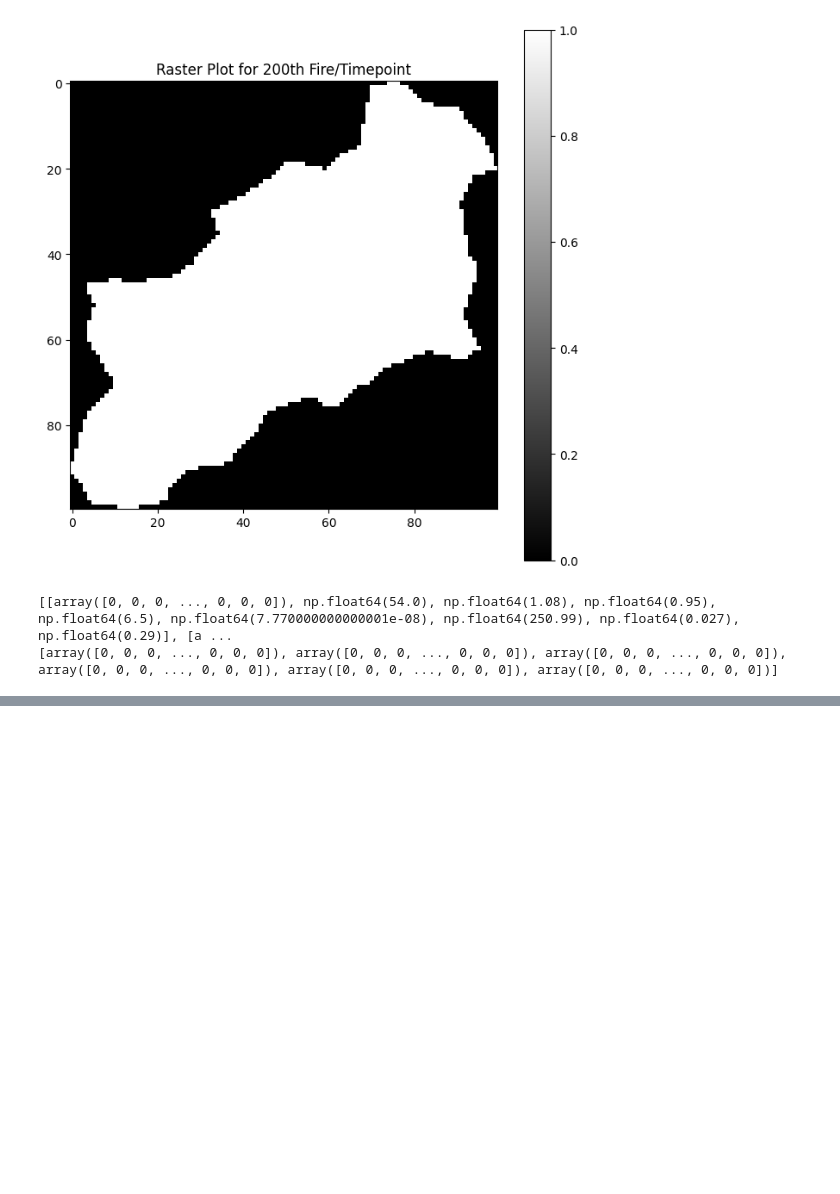
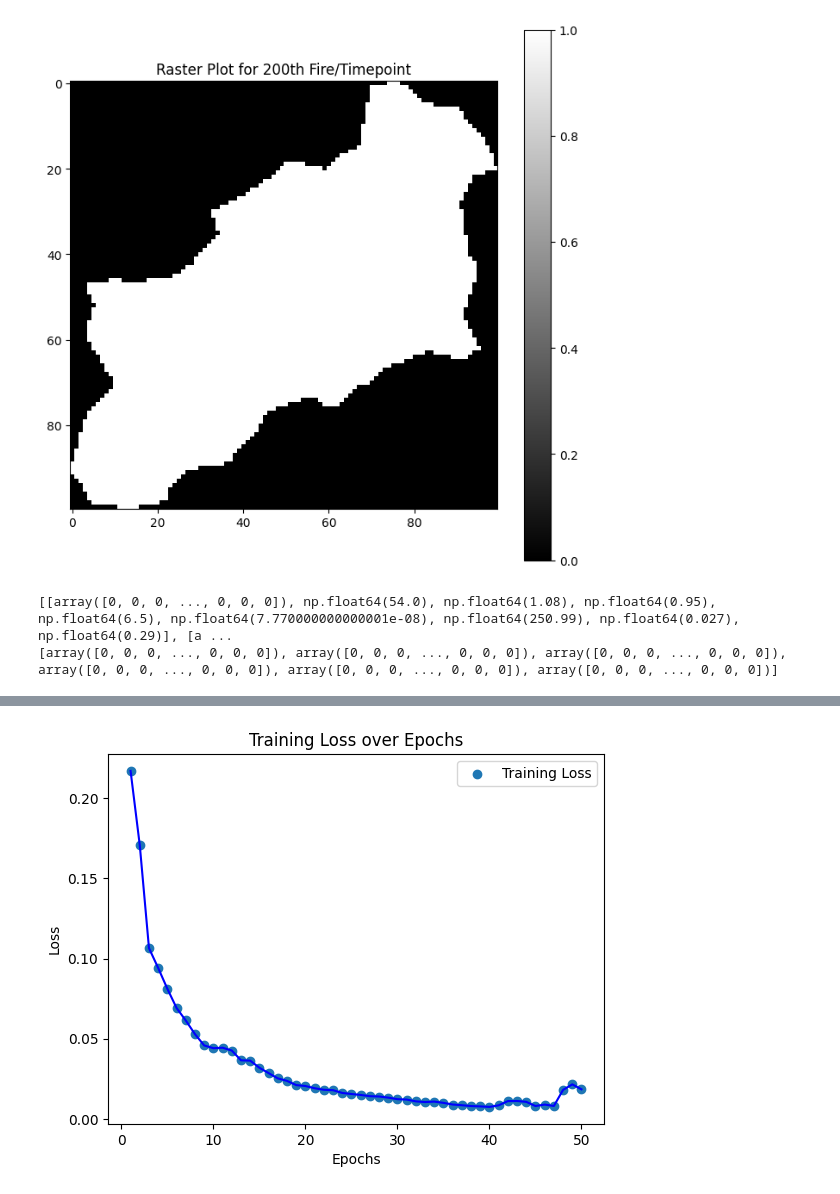
Before and after one commit to nathanchiu888/ecs-171-project, a Jupyter notebook: src/model_training.ipynb, the cells around one changed output, grey strips where cells are left out. Drawn from its saved outputs; the diff is of its cells as text; code cells hidden in the pictures; blank space fills up the shorter version.

```diff
--- a/src/model_training.ipynb
+++ b/src/model_training.ipynb
@@ -57,3 +81,5 @@ X_scaled.shape
+# %%
+sets = [int(x) - 1 for x in list(df.FIRE_NAME.value_counts().reindex(df.FIRE_NAME.drop_duplicates()).values)]
 # %%
 # LSTM model Arch
 model = Sequential()
@@ -87 +125,17 @@ Epoch 50/50
+# %%
+epochs = range(1, len(histories[1].history['loss']) + 1)
+loss = histories[4].history['loss']
+
+plt.scatter(epochs, loss, label='Training Loss')
+plt.plot(epochs, loss, color='blue')
+
+plt.title('Training Loss over Epochs')
+plt.xlabel('Epochs')
+plt.ylabel('Loss')
+
+plt.legend()
+
+plt.show()
+# %% [output]
+[figure, added]
 # %%
```
Also changed, not shown: parts of 16 cells of this notebook, 1 other file.
